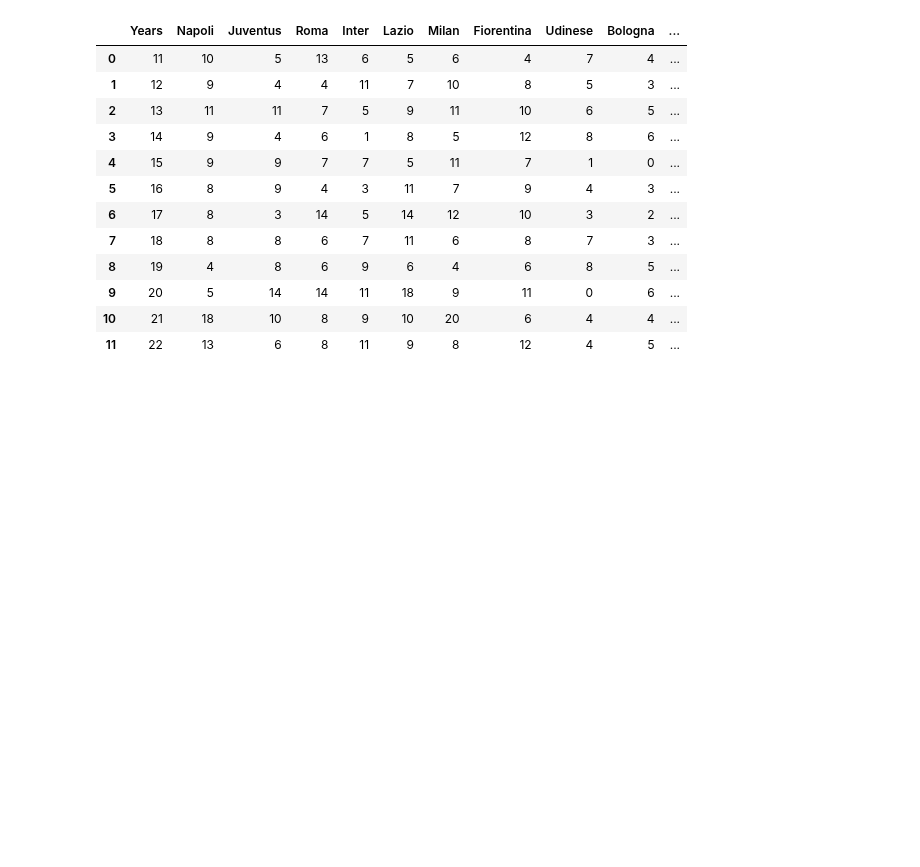
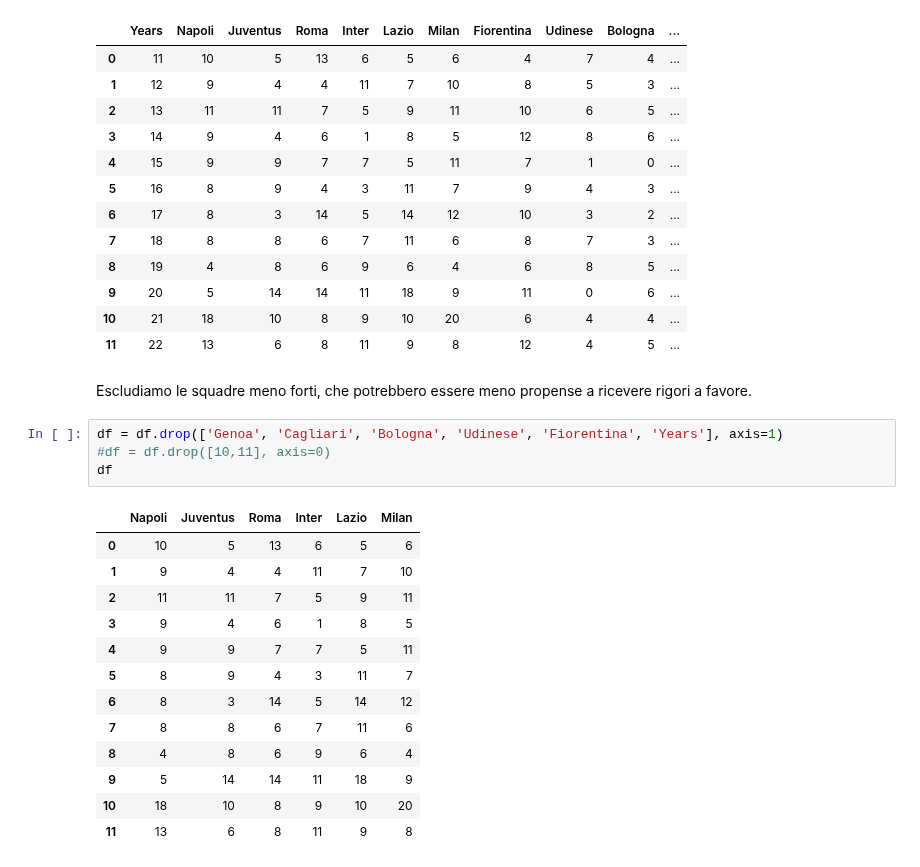
Before and after one commit to lucalista/analisi-dati-2023, a Jupyter notebook: 19.02.00__Test_del_chi-quadro.ipynb, the cells around one changed output. Saved outputs shown, nothing was run; the diff lists cells and outputs as text; blank space fills up the shorter version.

```diff
--- a/19.02.00__Test_del_chi-quadro.ipynb
+++ b/19.02.00__Test_del_chi-quadro.ipynb
@@ -393,3 +393,23 @@ df
 | 9 | 20 | 5 | 14 | 14 | 11 | 18 | 9 | 11 | 0 | 6 | ... |
 | 10 | 21 | 18 | 10 | 8 | 9 | 10 | 20 | 6 | 4 | 4 | ... |
 | 11 | 22 | 13 | 6 | 8 | 11 | 9 | 8 | 12 | 4 | 5 | ... |
+# %% [markdown]
+Escludiamo le squadre meno forti, che potrebbero essere meno propense a ricevere rigori a favore.
+# %%
+df = df.drop(['Genoa', 'Cagliari', 'Bologna', 'Udinese', 'Fiorentina', 'Years'], axis=1)
+#df = df.drop([10,11], axis=0)
+df
+# %% [output]
+|  | Napoli | Juventus | Roma | Inter | Lazio | Milan |
+| 0 | 10 | 5 | 13 | 6 | 5 | 6 |
+| 1 | 9 | 4 | 4 | 11 | 7 | 10 |
+| 2 | 11 | 11 | 7 | 5 | 9 | 11 |
+| 3 | 9 | 4 | 6 | 1 | 8 | 5 |
+| 4 | 9 | 9 | 7 | 7 | 5 | 11 |
+| 5 | 8 | 9 | 4 | 3 | 11 | 7 |
+| 6 | 8 | 3 | 14 | 5 | 14 | 12 |
+| 7 | 8 | 8 | 6 | 7 | 11 | 6 |
+| 8 | 4 | 8 | 6 | 9 | 6 | 4 |
+| 9 | 5 | 14 | 14 | 11 | 18 | 9 |
+| 10 | 18 | 10 | 8 | 9 | 10 | 20 |
+| 11 | 13 | 6 | 8 | 11 | 9 | 8 |
```
Also changed, not shown: parts of 7 cells of this notebook.
